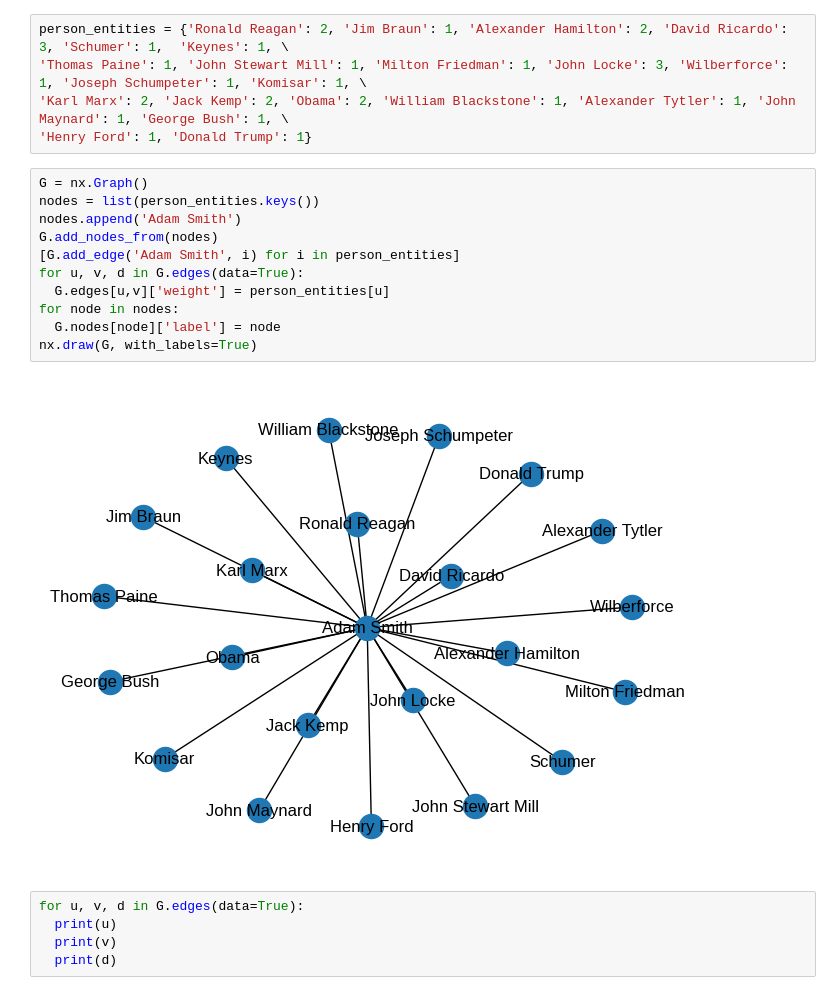
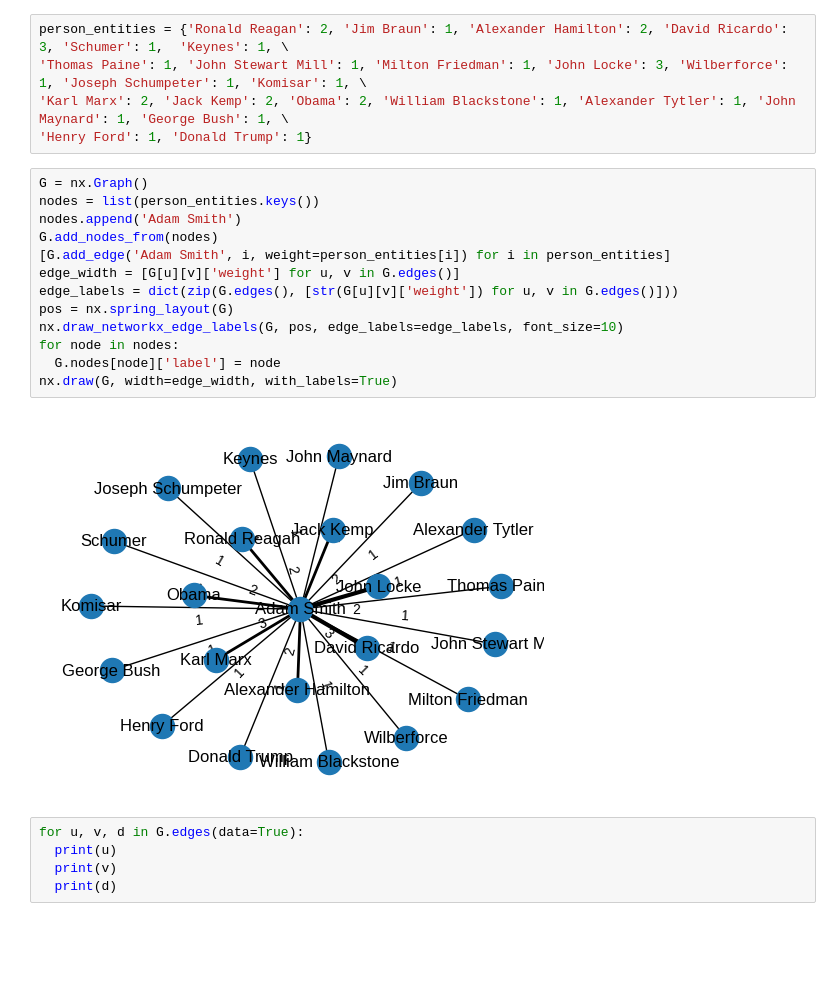
Before and after one commit to yuliiabosher/Adam_Smith_project, a Jupyter notebook: Visualisations.ipynb, the cells around one changed output. Drawn from its saved outputs; the diff is of its cells as text; blank space fills up the shorter version.

Commit message:
added edge labels to the network graph

```diff
--- a/Visualisations.ipynb
+++ b/Visualisations.ipynb
@@ -582,16 +582,18 @@ person_entities = {'Ronald Reagan': 2, 'Jim Braun': 1, 'Alexander Hamilton': 2,
 # %%
 G = nx.Graph()
 nodes = list(person_entities.keys())
 nodes.append('Adam Smith')
 G.add_nodes_from(nodes)
-[G.add_edge('Adam Smith', i) for i in person_entities]
-for u, v, d in G.edges(data=True):
-  G.edges[u,v]['weight'] = person_entities[u]
+[G.add_edge('Adam Smith', i, weight=person_entities[i]) for i in person_entities]
+edge_width = [G[u][v]['weight'] for u, v in G.edges()]
+edge_labels = dict(zip(G.edges(), [str(G[u][v]['weight']) for u, v in G.edges()]))
+pos = nx.spring_layout(G)
+nx.draw_networkx_edge_labels(G, pos, edge_labels=edge_labels, font_size=10)
 for node in nodes:
   G.nodes[node]['label'] = node
-nx.draw(G, with_labels=True)
+nx.draw(G, width=edge_width, with_labels=True)
 # %% [output]
-[figure, old version]
+[figure, new version]
 # %%
 for u, v, d in G.edges(data=True):
   print(u)
```
Also changed, not shown: parts of 1 cell of this notebook.
